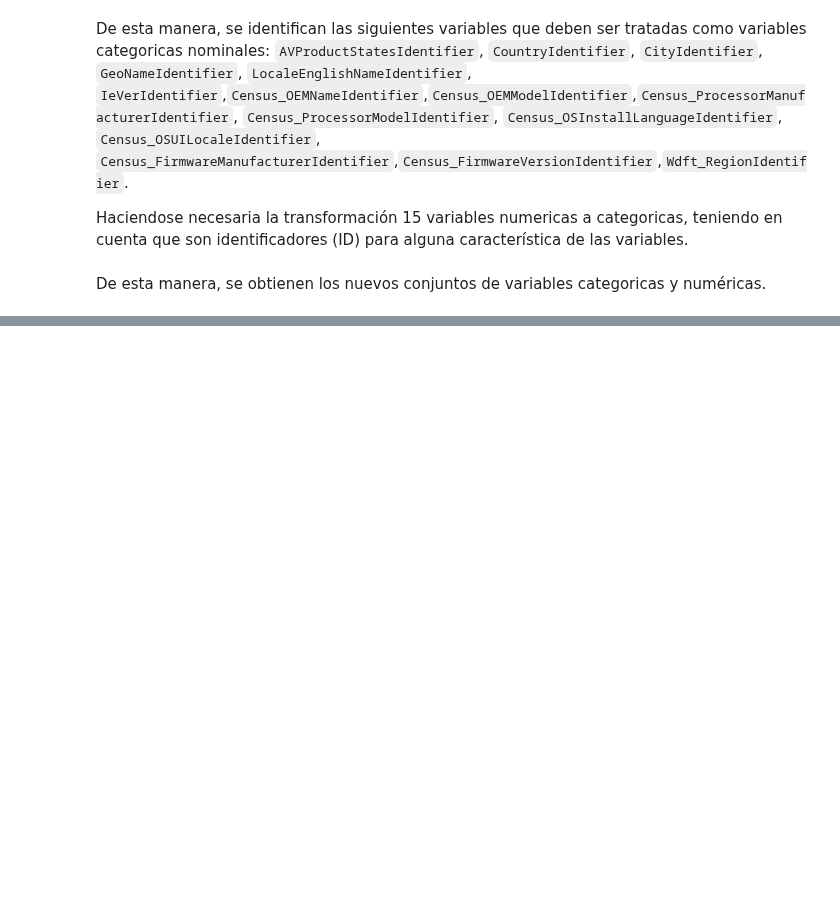
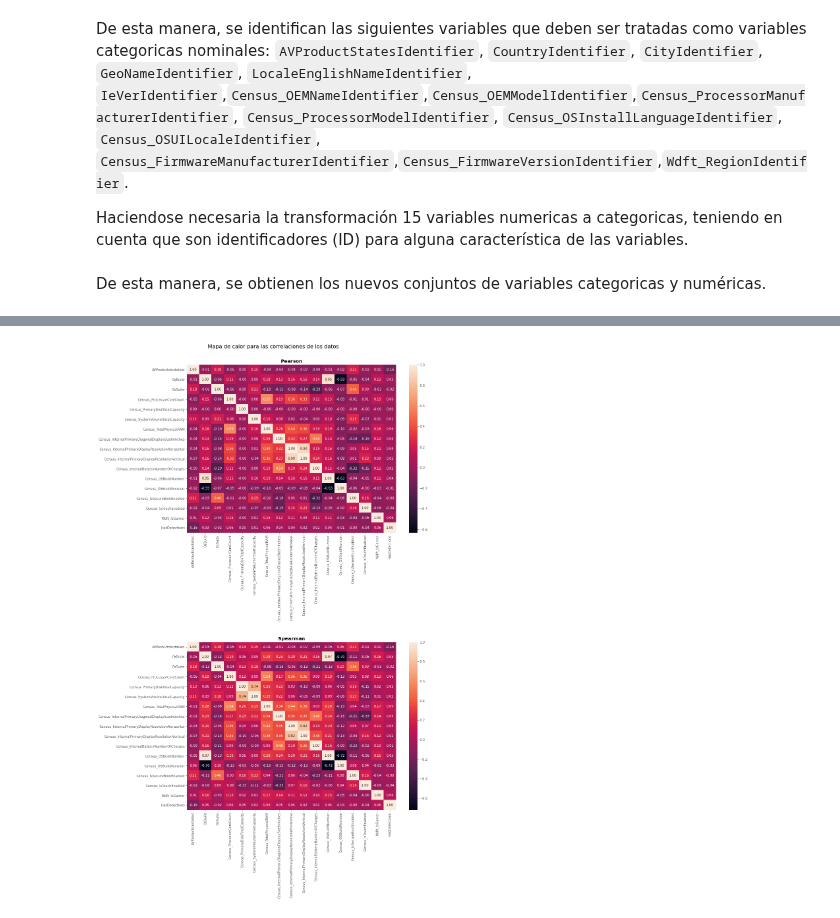
Before and after one commit to andresenrique08/ML_2020, a Jupyter notebook: Proyecto_Malware/Malware_v1.ipynb, the cells around one changed output, grey strips where cells are left out. Drawn from its saved outputs; the diff is of its cells as text; code cells hidden in the pictures; blank space fills up the shorter version.

```diff
--- a/Proyecto_Malware/Malware_v1.ipynb
+++ b/Proyecto_Malware/Malware_v1.ipynb
@@ -425,0 +390,12 @@ axarr.boxplot(x=numerical_data.iloc[:,0])
+# %%
+fig = plt.figure(figsize =(16,24))
+plt.subplot(2,1,1)
+sns.heatmap(numerical_data.corr(method ='pearson'),annot = True, fmt='.2f')
+plt.title(r'$\bf{Pearson}$')
+plt.subplot(2,1,2)
+sns.heatmap(numerical_data.corr(method ='spearman'),annot = True, fmt='.2f')
+plt.title(r'$\bf{Spearman}$')
+fig.suptitle('Mapa de calor para las correlaciones de los datos', y=1, fontsize=16)
+fig.tight_layout(pad=4.5)
+# %% [output]
+[figure, added]
```
Also changed, not shown: parts of 95 cells of this notebook.
